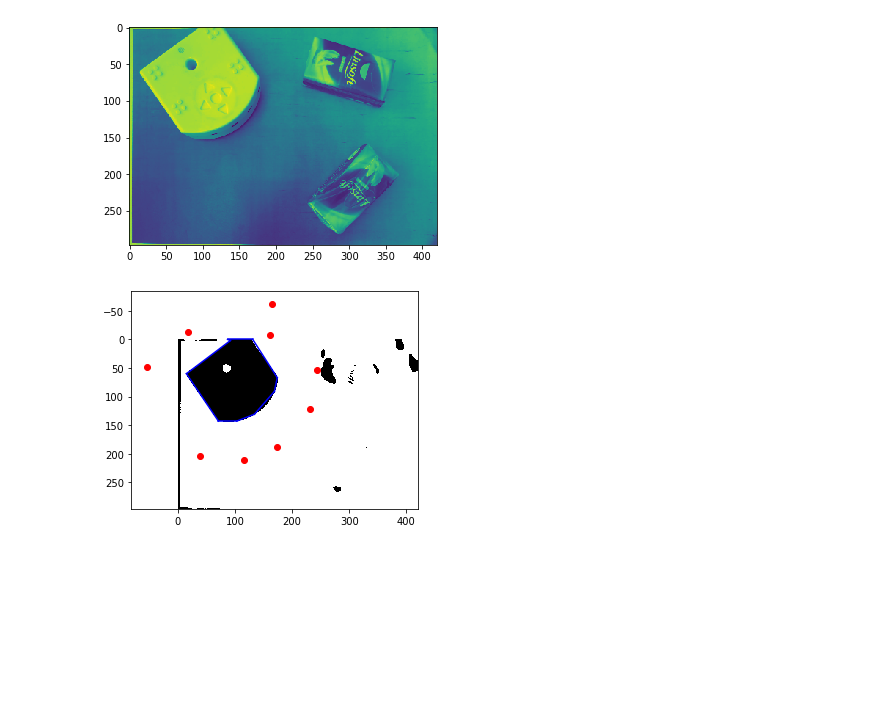
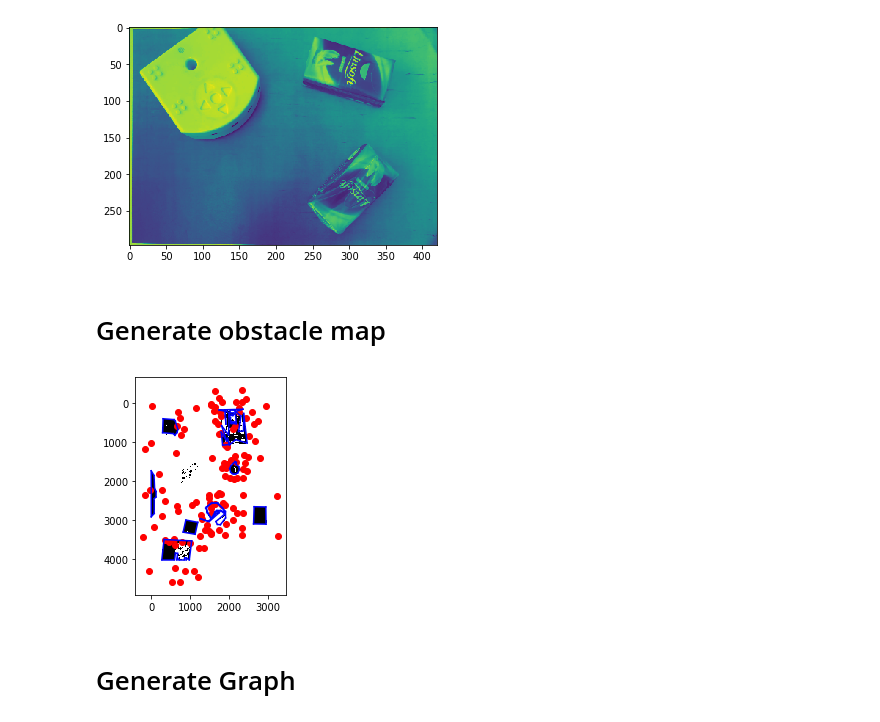
Before and after one commit to RaphLins/basics_of_MB_project, a Jupyter notebook: path_planning_A_star.ipynb, the cells around one changed output. Cells and saved outputs as stored; diff of their text form; code cells hidden in the pictures; blank space fills up the shorter version.

```diff
--- a/path_planning_A_star.ipynb
+++ b/path_planning_A_star.ipynb
@@ -34,5 +36,6 @@ n= len(board)
 for i in range(n):
     vertice1 = board[i][0]
     vertice2 = board[(i+1)%n][0]
-    plt.plot((vertice1[0], vertice2[0]), (vertice1[1], vertice2[1]), 'b')
+    plt.scatter(vertice1[0], vertice1[1], c='r')
+    plt.plot((vertice1[0], vertice2[0]), (vertice1[1], vertice2[1]), 'r')
 # %% [output]
@@ -57,16 +60,15 @@ plt.imshow(rescaled_img)
 <matplotlib.image.AxesImage at 0x...>
 [figure]
 [figure]
+# %% [markdown]
+# Generate obstacle  map
 # %%
 ### Image processing filter
+rescaled_img = cv2.imread('images/track.jpg', cv2.IMREAD_GRAYSCALE) # à enlever
 
 filtered_img = cv2.bilateralFilter(rescaled_img,15, 75, 75)
-canny_img = cv2.Canny(filtered_img, 100, 200)
-plt.imshow(canny_img,cmap='gray')
 
 ### Find the thymio and the destination
-
-destination = cv2.imread('images/destination.jpg')
 
 _,threshold = cv2.threshold(filtered_img, 170, 255,
                             cv2.THRESH_BINARY)
@@ -85,38 +87,40 @@ for cnt in contours :
     area = cv2.contourArea(cnt)
 
     # Shortlisting the regions based on there area.
-    if area > 4000:
+    if area > 40000:
         approx = cv2.approxPolyDP(cnt,
-                                  0.009 * cv2.arcLength(cnt, True), True)
+                                  0.01 * cv2.arcLength(cnt, True), True)
         obstacles.append(approx)
 
 from numpy import sqrt
 def norm(vec):
     return sqrt(vec[0]**2 + vec[1]**2)
 
-MARGIN = 70
+MARGIN = 300
 
 way_points = []
 
 plt.imshow(threshold, cmap='Greys')
 for obstacle in obstacles:
     n= len(obstacle)
 
     for i in range(n):
         vertice1 = obstacle[i][0]
         vertice2 = obstacle[(i+1)%n][0]
         vertice3 = obstacle[(i+2)%n][0]
 
         vec1 = vertice2 - vertice1
         vec2 = vertice2 - vertice3
 
-        normal_vec = vec1/norm(vec1) + vec2/norm(vec2)
+#         normal_vec = vec1/norm(vec1) + vec2/norm(vec2)
 
-        way_point = vertice2 + normal_vec*MARGIN/norm(normal_vec)
+        way_point = vertice2 + vec1*MARGIN/norm(vec1) + vec2*MARGIN/norm(vec2)
         way_points.append(way_point)
 
         plt.scatter(way_point[0], way_point[1], c='r')
         plt.plot((vertice1[0], vertice2[0]), (vertice1[1], vertice2[1]), 'b')
 # %% [output]
-[figure, old version]
+[figure, new version]
+# %% [markdown]
+# Generate Graph
 # %%
```
Also changed, not shown: parts of 6 cells of this notebook.
